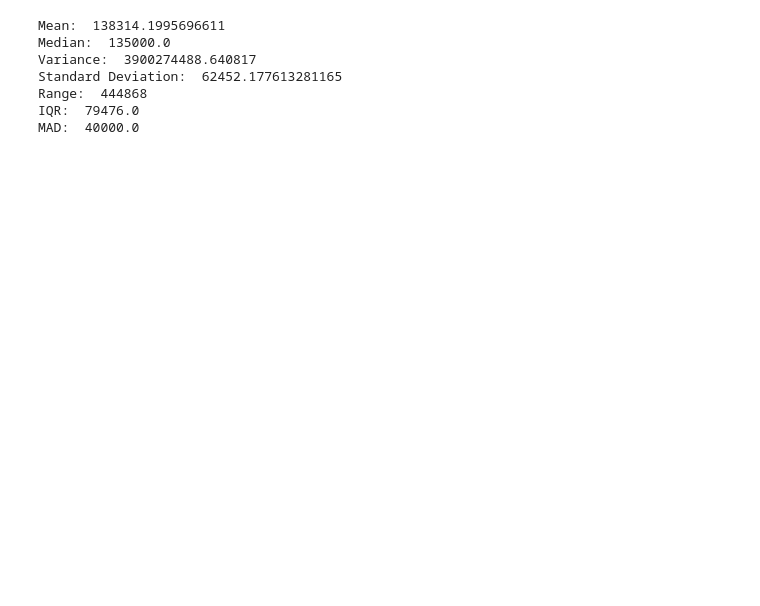
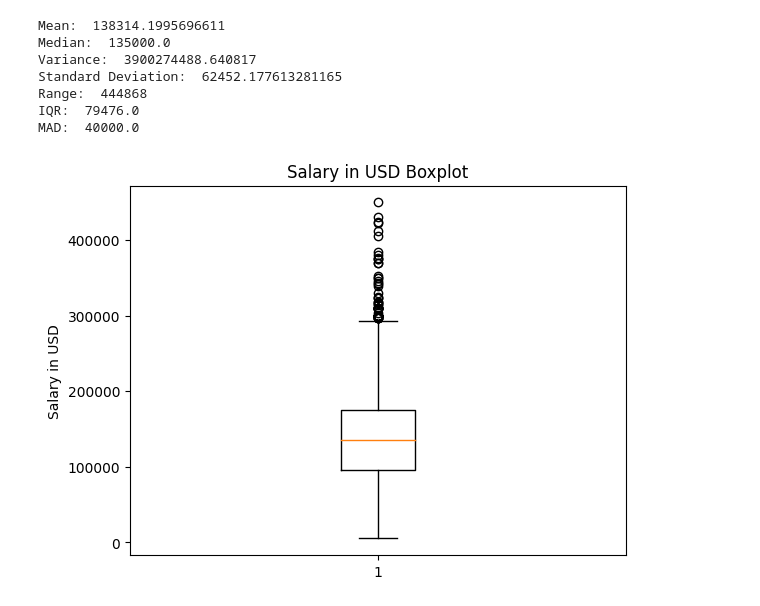
Before and after one commit to deniskristak/data-science-salaries, a Jupyter notebook: basic_analysis.ipynb, the cells around one changed output. Drawn from its saved outputs; the diff is of its cells as text; code cells hidden in the pictures; blank space fills up the shorter version.

```diff
--- a/basic_analysis.ipynb
+++ b/basic_analysis.ipynb
@@ -12,5 +14,8 @@ df.head()
 | 2 | 2023 | MI | CT | ML Engineer | 25500 | USD | 25500 | ... |
 | 3 | 2023 | SE | FT | Data Scientist | 175000 | USD | 175000 | ... |
 | 4 | 2023 | SE | FT | Data Scientist | 120000 | USD | 120000 | ... |
+# %%
+# let's make experience level values more readable
+df['experience_level'] = df['experience_level'].replace({'SE': 'Senior', 'EN': 'Entry level', 'EX': 'Executive level', 'MI': 'Intermediate level'})
 # %% [markdown]
 ### Basic tasks
@@ -53,3 +94,12 @@ Standard Deviation:  62452.177613281165
 Range:  444868
 IQR:  79476.0
 MAD:  40000.0
+# %%
+# 3. let's not use df.boxplot() because it's not very customizable
+fig, ax = plt.subplots()
+ax.boxplot(df['salary_in_usd'])
+ax.set_ylabel('Salary in USD')
+ax.set_title('Salary in USD Boxplot')
+plt.show()
+# %% [output]
+[figure, added]
```
Also changed, not shown: parts of 20 cells of this notebook, 2 other files.
